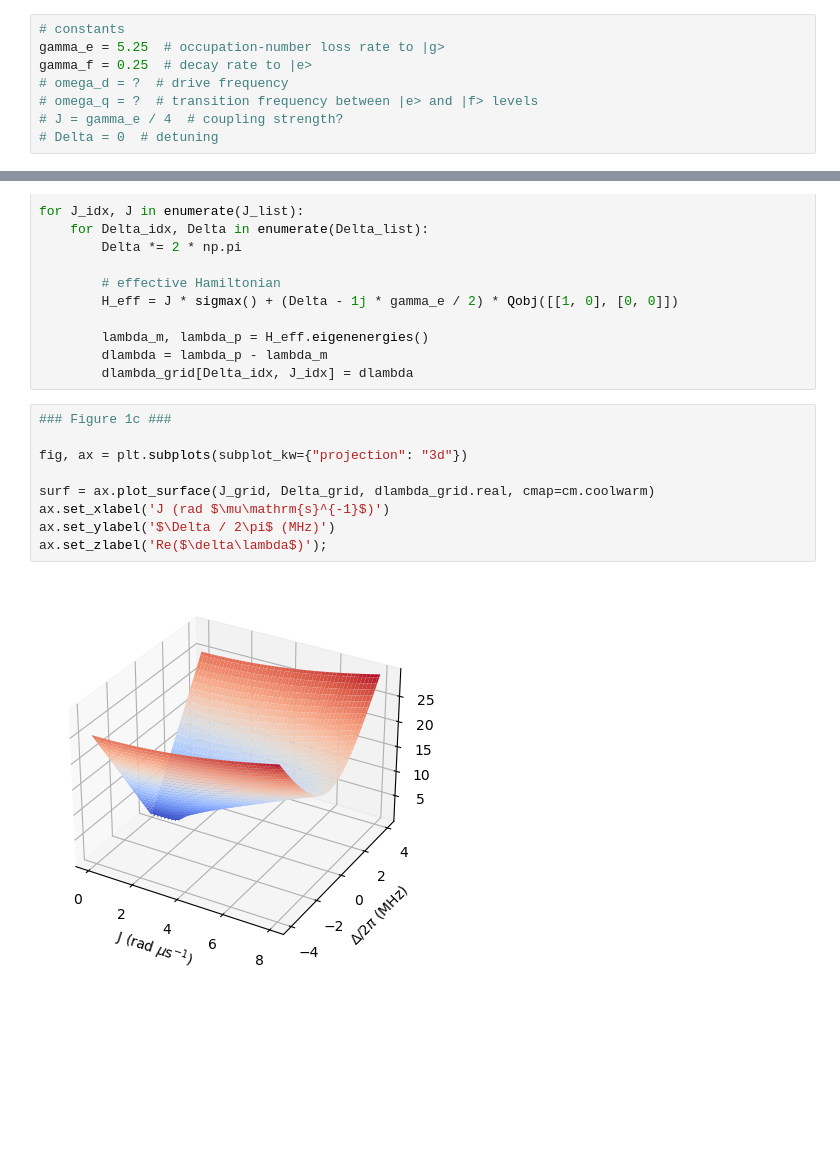
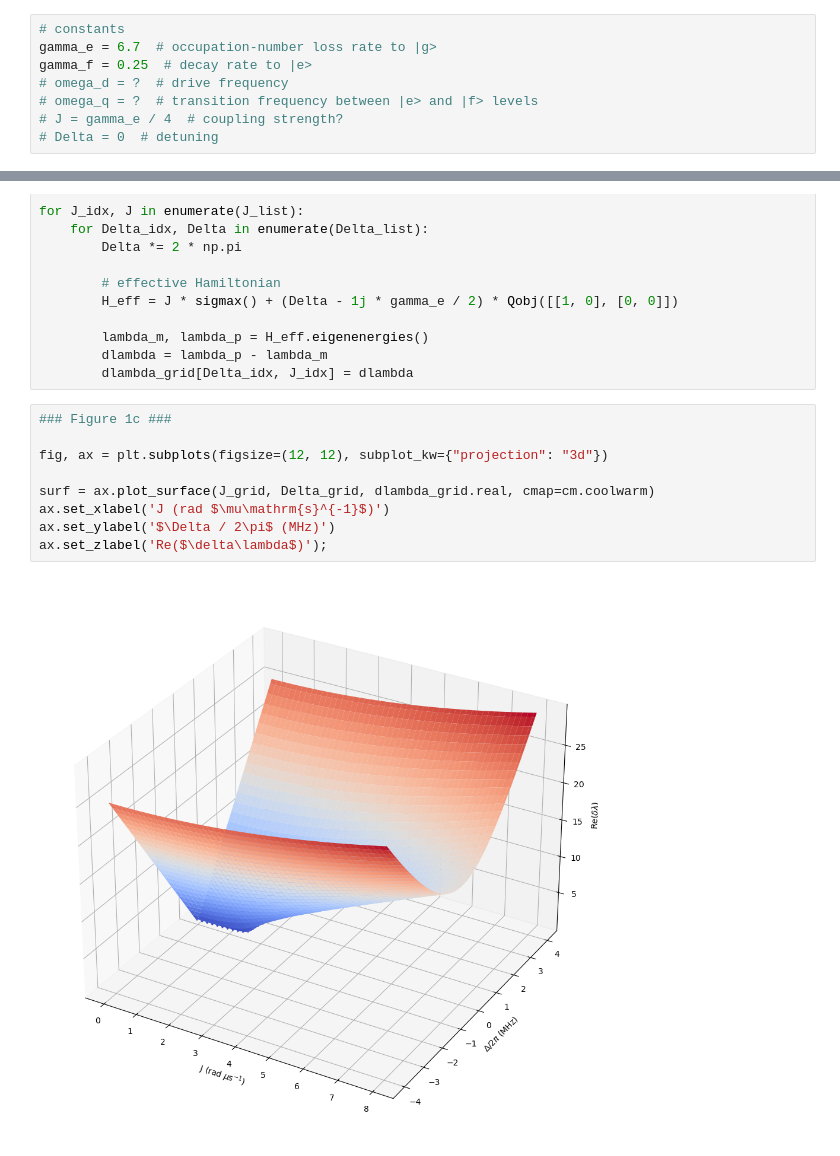
Before and after one commit to archen2019/ece456, a Jupyter notebook: sim.ipynb, the cells around one changed output, grey strips where cells are left out. Cells and saved outputs as stored; diff of their text form; blank space fills up the shorter version.

```diff
--- a/sim.ipynb
+++ b/sim.ipynb
@@ -8,6 +10,6 @@ from qutip import Qobj, sigmax
 # %%
 # constants
-gamma_e = 5.25  # occupation-number loss rate to |g>
+gamma_e = 6.7  # occupation-number loss rate to |g>
 gamma_f = 0.25  # decay rate to |e>
 # omega_d = ?  # drive frequency
 # omega_q = ?  # transition frequency between |e> and |f> levels
@@ -32,14 +34,14 @@ for J_idx, J in enumerate(J_list):
 # %%
 ### Figure 1c ###
 
-fig, ax = plt.subplots(subplot_kw={"projection": "3d"})
+fig, ax = plt.subplots(figsize=(12, 12), subplot_kw={"projection": "3d"})
 
 surf = ax.plot_surface(J_grid, Delta_grid, dlambda_grid.real, cmap=cm.coolwarm)
 ax.set_xlabel('J (rad $\mu\mathrm{s}^{-1}$)')
 ax.set_ylabel('$\Delta / 2\pi$ (MHz)')
 ax.set_zlabel('Re($\delta\lambda$)');
 # %% [output]
-[figure, old version]
+[figure, new version]
 # %%
 ### Figure 1d ###
 
```
Also changed, not shown: parts of 16 cells of this notebook.
